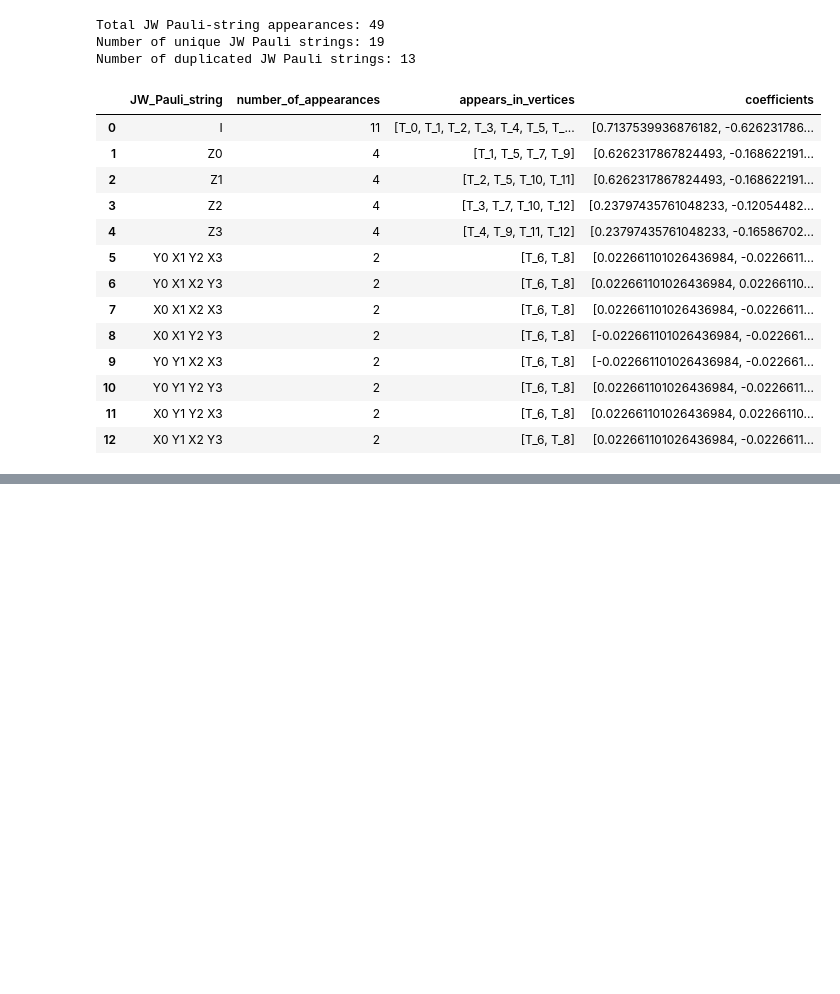
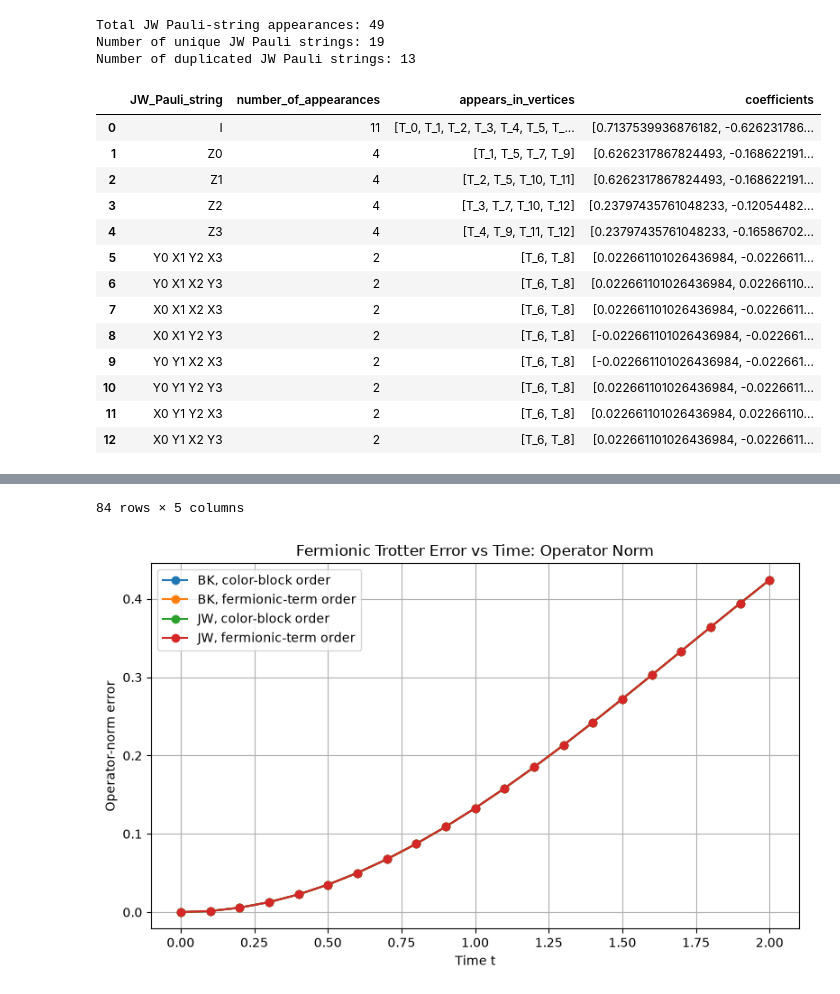
Before and after one commit to lanl/qhat, a Jupyter notebook: h2_fermionic.ipynb, the cells around one changed output, grey strips where cells are left out. Saved outputs shown, nothing was run; the diff lists cells and outputs as text; code cells hidden in the pictures; blank space fills up the shorter version.

```diff
--- a/h2_fermionic.ipynb
+++ b/h2_fermionic.ipynb
@@ -1726,0 +1939,78 @@ display(bk_duplicate_df)
+# %%
+# New Cell 4: Fermionic Trotter error vs time
+
+t_values = np.linspace(0.0, 2.0, 21)
+
+time_rows = []
+
+for t in t_values:
+    for exp in experiments:
+        errors = compute_trotter_errors(
+            H_matrix=exp["H_matrix"],
+            term_matrices=exp["term_matrices"],
+            t=t,
+        )
+
+        time_rows.append(
+            {
+                "mapping": exp["mapping"],
+                "ordering": exp["ordering"],
+                "time_t": t,
+                "operator_norm_error": errors["operator_norm_error"],
+                "state_based_error": errors["state_based_error"],
+            }
+        )
+
+fermionic_time_error_df = pd.DataFrame(time_rows)
+
+print("=== Fermionic Trotter error over time ===")
+display(fermionic_time_error_df)
+
+
+# ------------------------------------------------------------
+# Operator-norm error plot
+# ------------------------------------------------------------
+
+plt.figure(figsize=(8, 5))
+
+for (mapping, ordering), group in fermionic_time_error_df.groupby(["mapping", "ordering"]):
+    label = f"{mapping}, {ordering}"
+    plt.plot(
+        group["time_t"],
+        group["operator_norm_error"],
+        marker="o",
+        label=label,
+    )
+
+plt.xlabel("Time t")
+plt.ylabel("Operator-norm error")
+plt.title("Fermionic Trotter Error vs Time: Operator Norm")
+plt.legend()
+plt.grid(True)
+plt.tight_layout()
+plt.show()
+
+
+# ------------------------------------------------------------
+# State-based error plot
+# ------------------------------------------------------------
+
+plt.figure(figsize=(8, 5))
+
+for (mapping, ordering), group in fermionic_time_error_df.groupby(["mapping", "ordering"]):
+    label = f"{mapping}, {ordering}"
+    plt.plot(
+        group["time_t"],
+        group["state_based_error"],
+        marker="o",
+        label=label,
+    )
+
+plt.xlabel("Time t")
+plt.ylabel("State-based error")
+plt.title("Fermionic Trotter Error vs Time: State-Based Error")
+plt.legend()
+plt.grid(True)
+plt.tight_layout()
+plt.show()
+# %% [output]
@@ -1726,0 +2030,2 @@ display(bk_duplicate_df)
+84 rows × 5 columns
+[figure, added]
```
Also changed, not shown: parts of 7 cells of this notebook.
